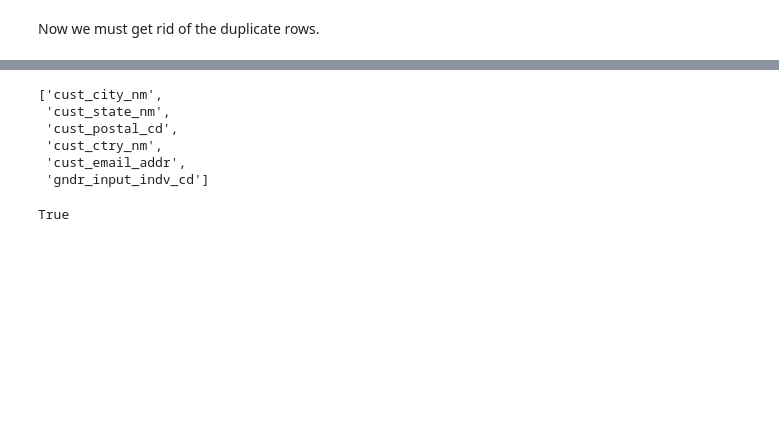
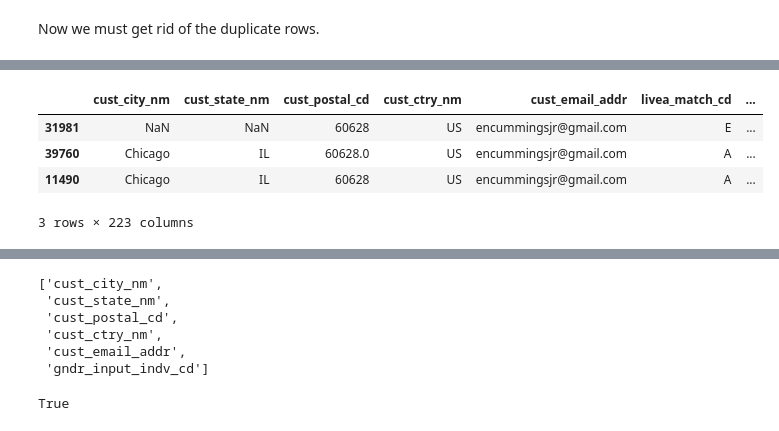
Before and after one commit to mathewj1/acl_spring_24_bulls2, a Jupyter notebook: notebooks/data_cleaning.ipynb, the cells around one changed output, grey strips where cells are left out. Cells and saved outputs as stored; diff of their text form; code cells hidden in the pictures; blank space fills up the shorter version.

```diff
--- a/notebooks/data_cleaning.ipynb
+++ b/notebooks/data_cleaning.ipynb
@@ -599,0 +588,8 @@ dtype: bool
+# %%
+df_season_liva[df_season_liva["cust_email_addr"] == 'encummingsjr@gmail.com']
+# %% [output]
+|  | cust_city_nm | cust_state_nm | cust_postal_cd | cust_ctry_nm | cust_email_addr | livea_match_cd | ... |
+| 31981 | NaN | NaN | 60628 | US | encummingsjr@gmail.com | E | ... |
+| 39760 | Chicago | IL | 60628.0 | US | encummingsjr@gmail.com | A | ... |
+| 11490 | Chicago | IL | 60628 | US | encummingsjr@gmail.com | A | ... |
+3 rows × 223 columns
```
Also changed, not shown: parts of 21 cells of this notebook.
